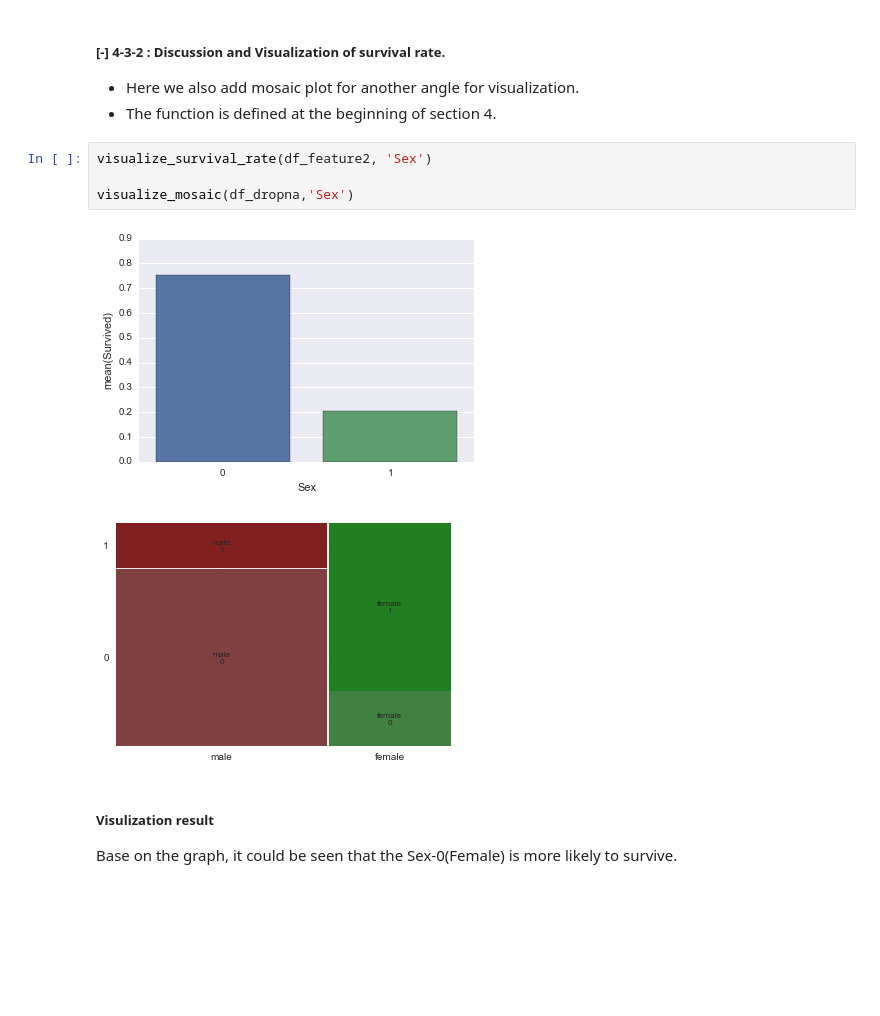
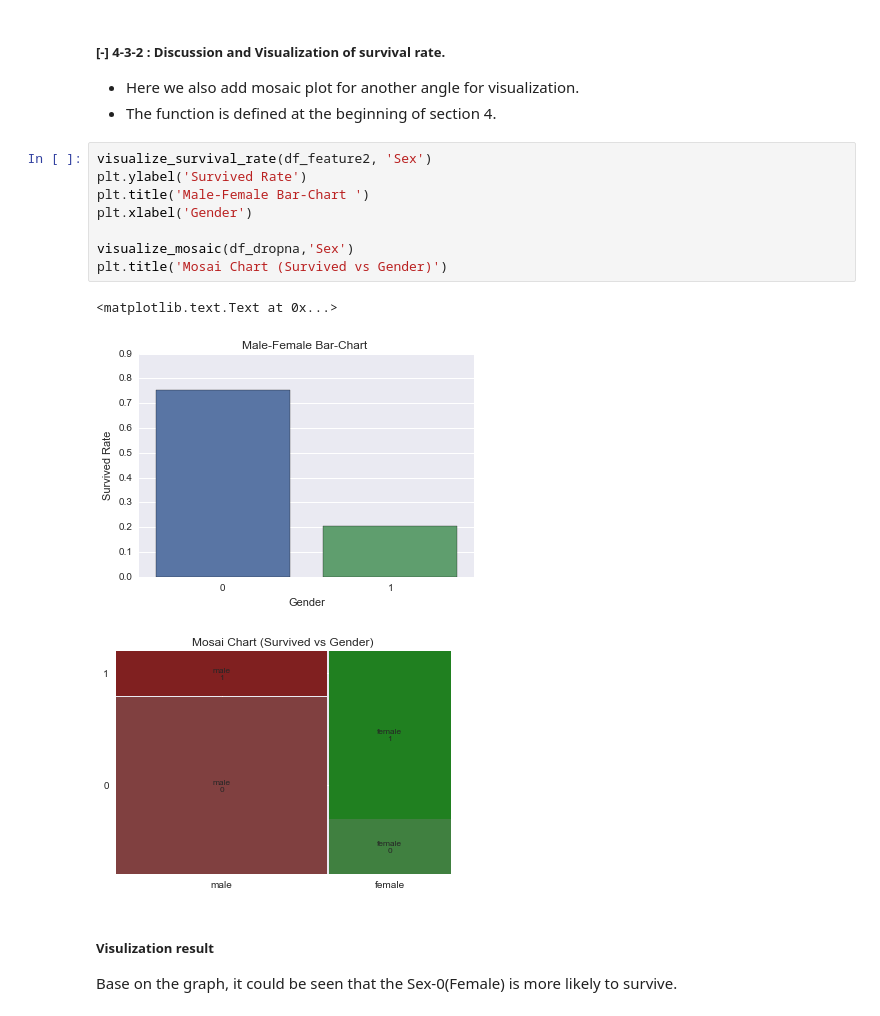
Before and after one commit to KentChun33333/machine-learning, a Jupyter notebook: DataAnalyst/P2/Data_Investigation_Titanic _Kent.ipynb, the cells around one changed output. Cells and saved outputs as stored; diff of their text form; blank space fills up the shorter version.

```diff
--- a/DataAnalyst/P2/Data_Investigation_Titanic _Kent.ipynb
+++ b/DataAnalyst/P2/Data_Investigation_Titanic _Kent.ipynb
@@ -362,13 +376,18 @@ P-value : [0.0] for Sex vs Survived
 ##### [-] 4-3-2 : Discussion and Visualization of survival rate.
 - Here we also add mosaic plot for another angle for visualization.
 - The function is defined at the beginning of section 4.
-# %%
-visualize_survival_rate(df_feature2, 'Sex')
-
-visualize_mosaic(df_dropna,'Sex')
-# %% [output]
-[figure, removed]
-[figure, removed]
+# %%
+visualize_survival_rate(df_feature2, 'Sex')
+plt.ylabel('Survived Rate')
+plt.title('Male-Female Bar-Chart ')
+plt.xlabel('Gender')
+
+visualize_mosaic(df_dropna,'Sex')
+plt.title('Mosai Chart (Survived vs Gender)')
+# %% [output]
+<matplotlib.text.Text at 0x...>
+[figure, added]
+[figure, added]
 # %% [markdown]
 ##### Visulization result
 Base on the graph, it could be seen that the Sex-0(Female) is more likely to survive.
```
Also changed, not shown: parts of 5 cells of this notebook, 3 other files.
